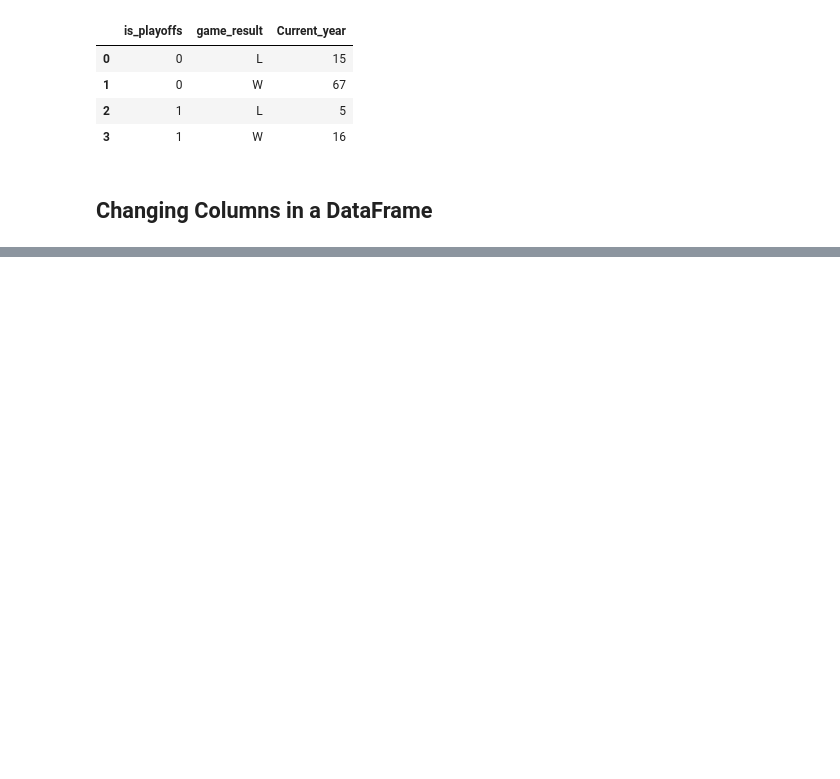
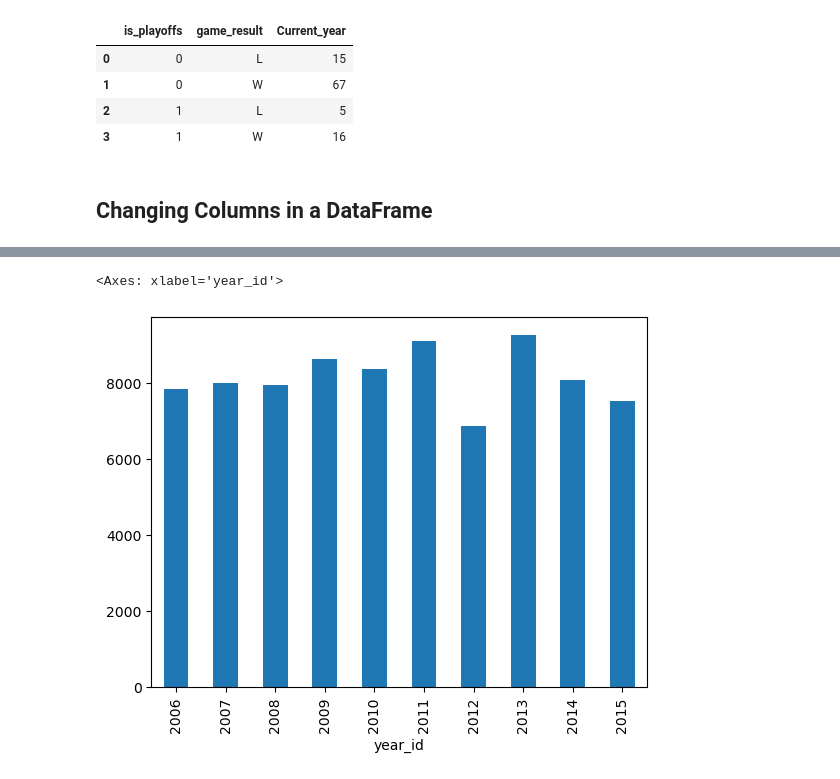
Before and after one commit to acamposla/cursos_2025, a Jupyter notebook: Data_Science/RealPython-LearningPath-Data_Science_With_Python_Core_Skills/RP_Explore_Your_Dataset_With_pandas.ipynb, the cells around one changed output, grey strips where cells are left out. Drawn from its saved outputs; the diff is of its cells as text; code cells hidden in the pictures; blank space fills up the shorter version.

```diff
--- a/Data_Science/RealPython-LearningPath-Data_Science_With_Python_Core_Skills/RP_Explore_Your_Dataset_With_pandas.ipynb
+++ b/Data_Science/RealPython-LearningPath-Data_Science_With_Python_Core_Skills/RP_Explore_Your_Dataset_With_pandas.ipynb
@@ -645,0 +971,5 @@ nba_copy = nba.copy
+# %%
+knicks_pts_by_year.tail(10).plot(kind="bar")
+# %% [output]
+<Axes: xlabel='year_id'>
+[figure, added]
```
Also changed, not shown: parts of 59 cells of this notebook, 4 other files.
